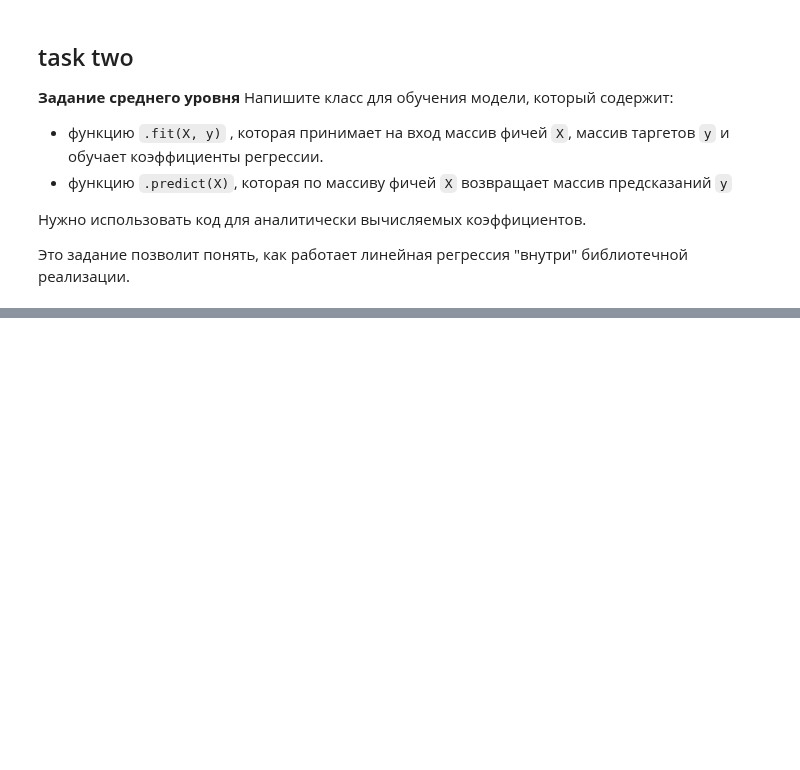
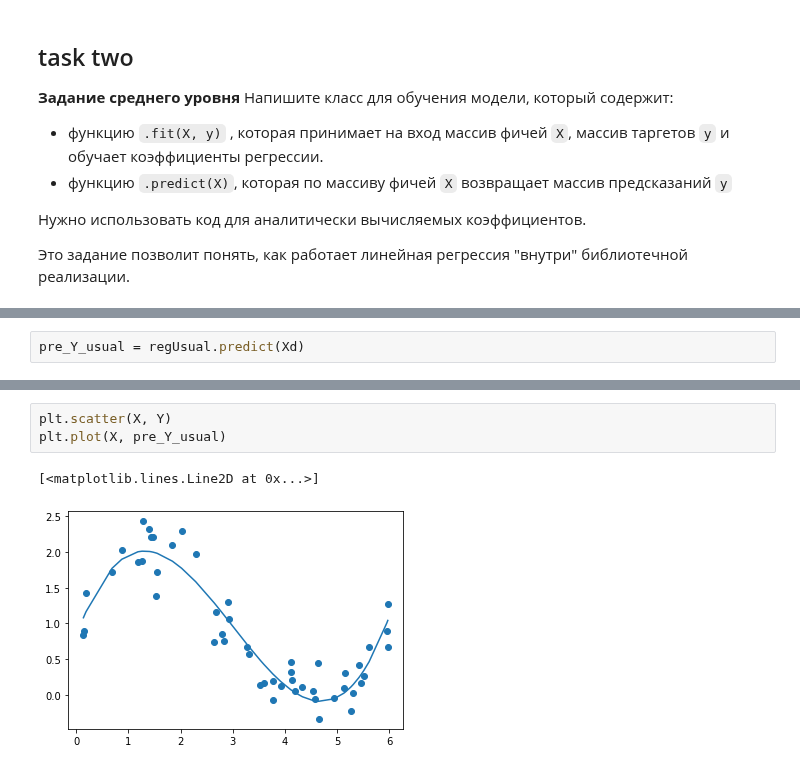
Before and after one commit to Stynic/train_ml_math, a Jupyter notebook: ml/low_level/module_3/notebook_3.ipynb, the cells around one changed output, grey strips where cells are left out. Cells and saved outputs as stored; diff of their text form; blank space fills up the shorter version.

```diff
--- a/ml/low_level/module_3/notebook_3.ipynb
+++ b/ml/low_level/module_3/notebook_3.ipynb
@@ -658,0 +699,2 @@ class list(object)
+# %%
+pre_Y_usual = regUsual.predict(Xd)
@@ -658,0 +709,6 @@ class list(object)
+# %%
+plt.scatter(X, Y)
+plt.plot(X, pre_Y_usual)
+# %% [output]
+[<matplotlib.lines.Line2D at 0x...>]
+[figure, added]
```
Also changed, not shown: parts of 17 cells of this notebook, 1 other file.
